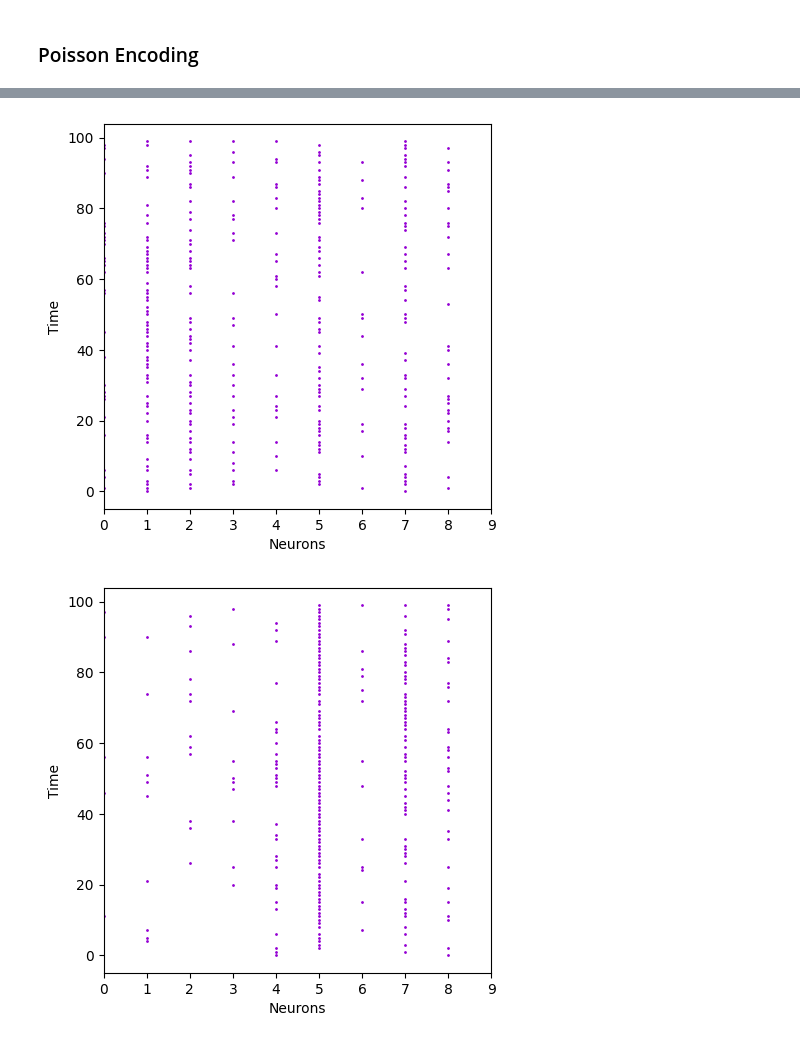
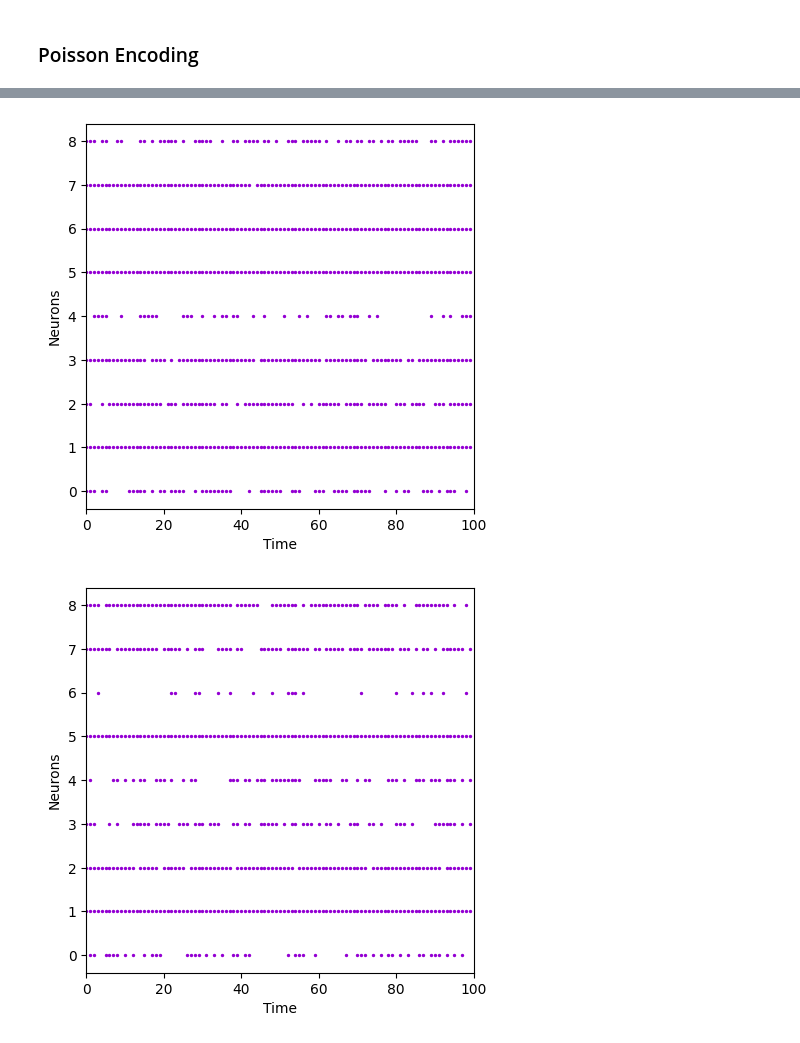
Before and after one commit to nrgsghanei2001/ComputationalNeuroScience, a Jupyter notebook: Encoding_and_Learning_STDP_RSTDP/main.ipynb, the cells around one changed output, grey strips where cells are left out. Drawn from its saved outputs; the diff is of its cells as text; code cells hidden in the pictures.

```diff
--- a/Encoding_and_Learning_STDP_RSTDP/main.ipynb
+++ b/Encoding_and_Learning_STDP_RSTDP/main.ipynb
@@ -140,8 +129,0 @@ pattern2 = fill_pattern(spikes2, 0, False)
-# %%
-# spikes1 = spikes1.transpose(-2, 1)
-raster(pattern1)
-# spikes2 = spikes2.transpose(-2, 1)
-raster(pattern2)
-# %% [output]
-[figure, removed]
-[figure, removed]
@@ -150,0 +144,16 @@ pattern2 = pattern2.transpose(-2, 1)
+# %%
+pattern1 = fill_pattern(pe_spikes1, 0)
+pattern2 = fill_pattern(pe_spikes3, 0, False)
+pattern1 = pattern1.transpose(-2, 1)
+pattern2 = pattern2.transpose(-2, 1)
+raster_plot(pattern1)
+raster_plot(pattern2)
+# p1 = pattern1.copy()
+# p2 = pattern2.copy()
+# pattern1 = noisy_pattern(pattern1)
+# pattern2 = noisy_pattern(pattern2)
+# raster_plot(pattern1)
+# raster_plot(pattern2)
+# %% [output]
+[figure, added]
+[figure, added]
```
Also changed, not shown: parts of 15 cells of this notebook, 4 other files.
